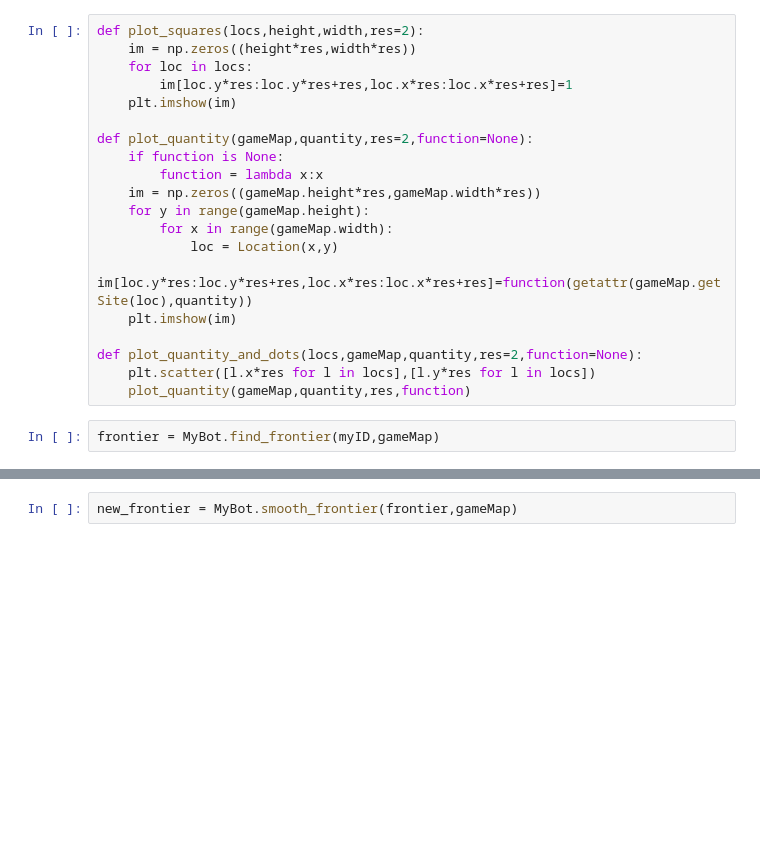
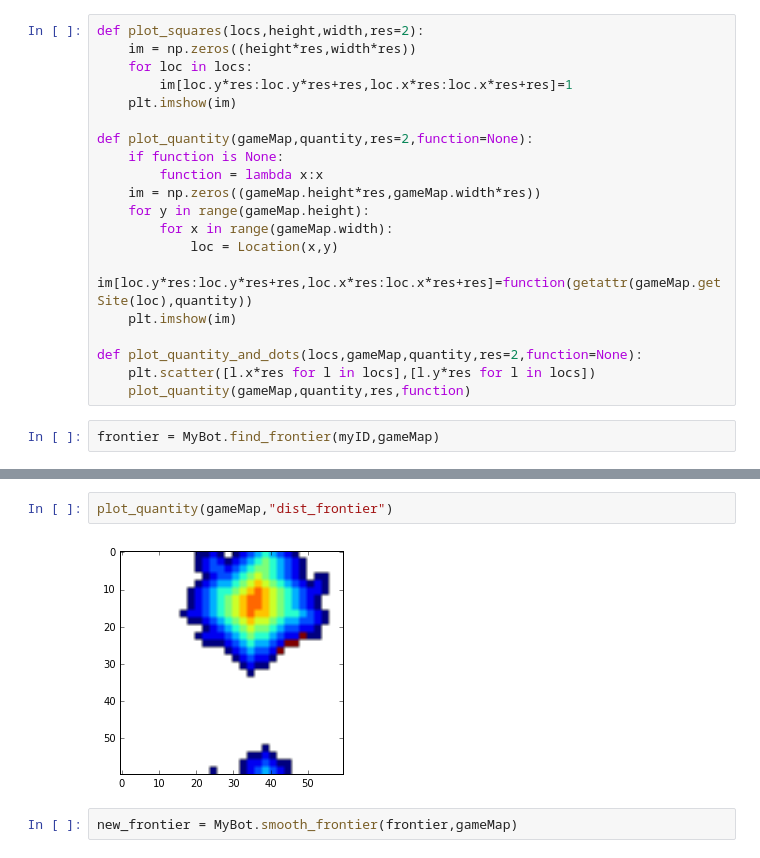
Before and after one commit to Maximophone/halite-bot, a Jupyter notebook: Frontier Experiments.ipynb, the cells around one changed output, grey strips where cells are left out. Cells and saved outputs as stored; diff of their text form; blank space fills up the shorter version.

```diff
--- a/Frontier Experiments.ipynb
+++ b/Frontier Experiments.ipynb
@@ -41,3 +77,7 @@ plot_squares(frontier,gameMap.height,gameMap.width)
+# %%
+plot_quantity(gameMap,"dist_frontier")
+# %% [output]
+[figure, added]
 # %%
 new_frontier = MyBot.smooth_frontier(frontier,gameMap)
 # %%
```
Also changed, not shown: parts of 7 cells of this notebook, 2 other files.
